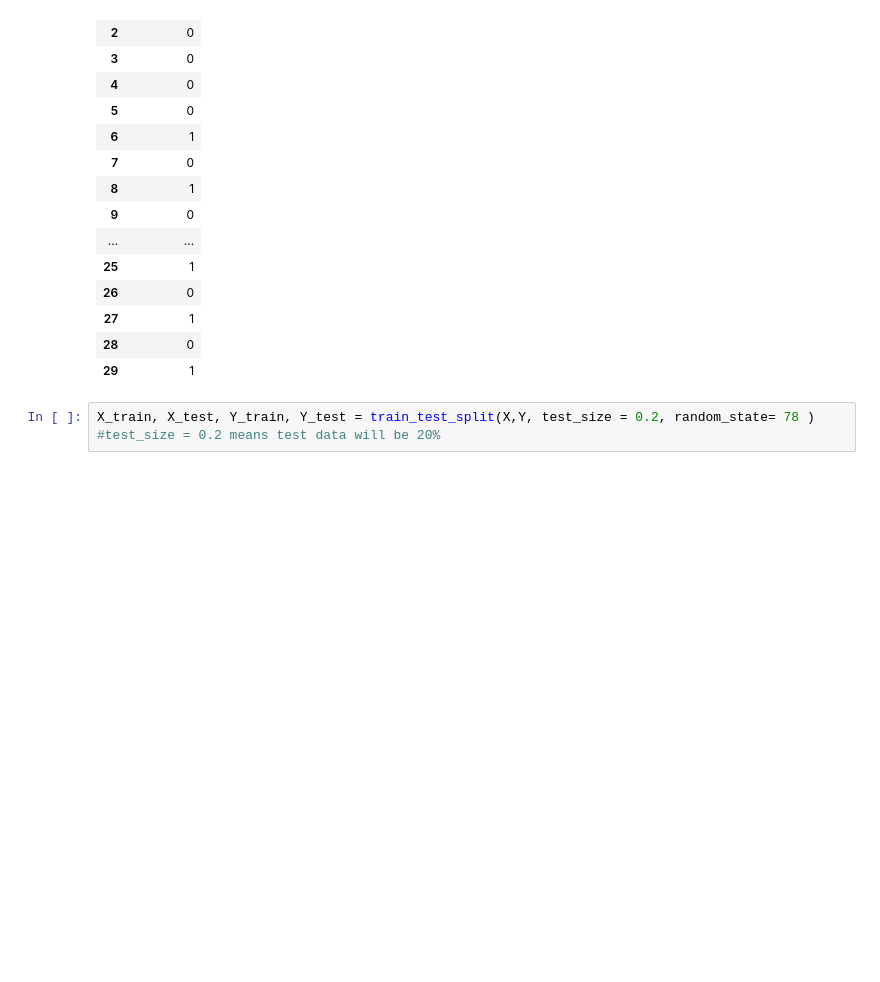
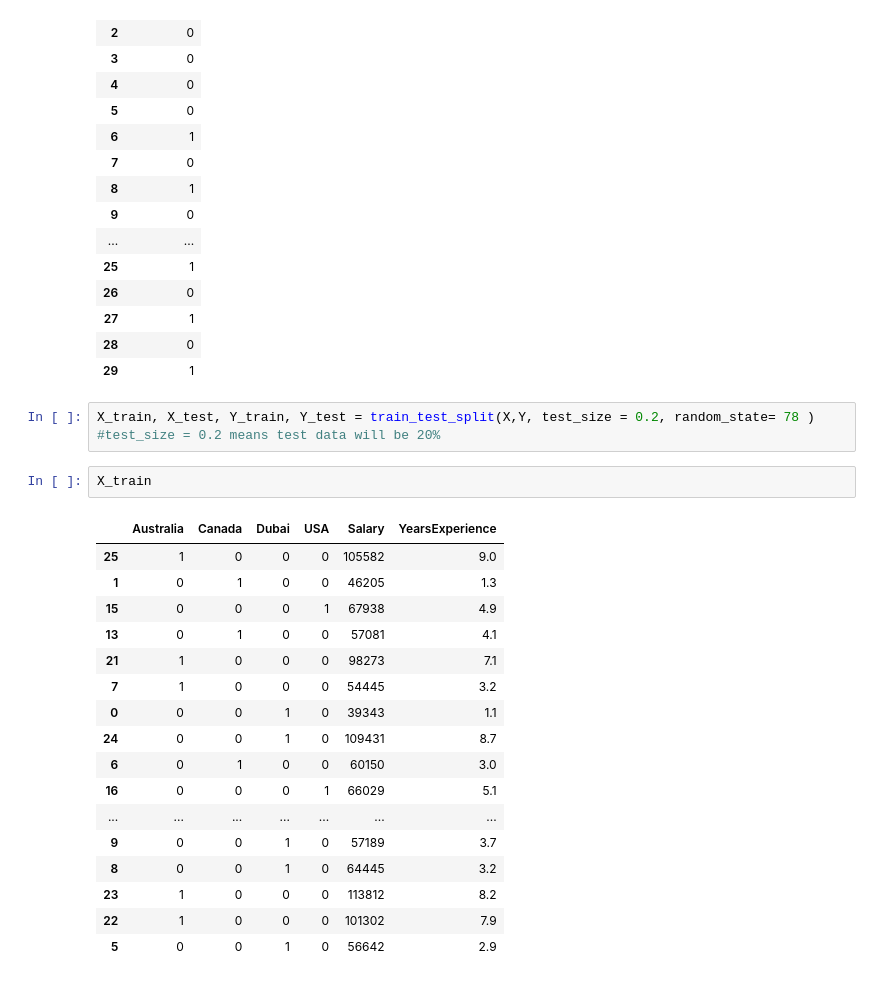
Before and after one commit to Namir50/Data-Science-Machine-learning-tutorial, a Jupyter notebook: Data Preprocessing/7_train_test_split.ipynb, the cells around one changed output. Saved outputs shown, nothing was run; the diff lists cells and outputs as text; blank space fills up the shorter version.

```diff
--- a/Data Preprocessing/7_train_test_split.ipynb
+++ b/Data Preprocessing/7_train_test_split.ipynb
@@ -70,3 +70,23 @@ Y
 | 29 | 1 |
 # %%
 X_train, X_test, Y_train, Y_test = train_test_split(X,Y, test_size = 0.2, random_state= 78 )   #test_size = 0.2 means test data will be 20%
+# %%
+X_train
+# %% [output]
+|  | Australia | Canada | Dubai | USA | Salary | YearsExperience |
+| 25 | 1 | 0 | 0 | 0 | 105582 | 9.0 |
+| 1 | 0 | 1 | 0 | 0 | 46205 | 1.3 |
+| 15 | 0 | 0 | 0 | 1 | 67938 | 4.9 |
+| 13 | 0 | 1 | 0 | 0 | 57081 | 4.1 |
+| 21 | 1 | 0 | 0 | 0 | 98273 | 7.1 |
+| 7 | 1 | 0 | 0 | 0 | 54445 | 3.2 |
+| 0 | 0 | 0 | 1 | 0 | 39343 | 1.1 |
+| 24 | 0 | 0 | 1 | 0 | 109431 | 8.7 |
+| 6 | 0 | 1 | 0 | 0 | 60150 | 3.0 |
+| 16 | 0 | 0 | 0 | 1 | 66029 | 5.1 |
+| ... | ... | ... | ... | ... | ... | ... |
+| 9 | 0 | 0 | 1 | 0 | 57189 | 3.7 |
+| 8 | 0 | 0 | 1 | 0 | 64445 | 3.2 |
+| 23 | 1 | 0 | 0 | 0 | 113812 | 8.2 |
+| 22 | 1 | 0 | 0 | 0 | 101302 | 7.9 |
+| 5 | 0 | 0 | 1 | 0 | 56642 | 2.9 |
```
Also changed, not shown: parts of 4 cells of this notebook.
